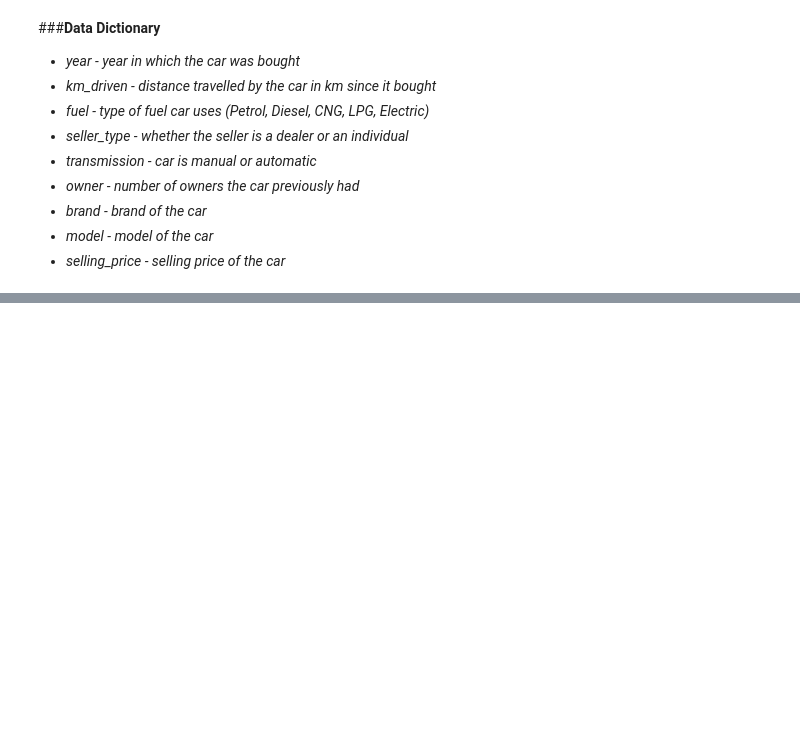
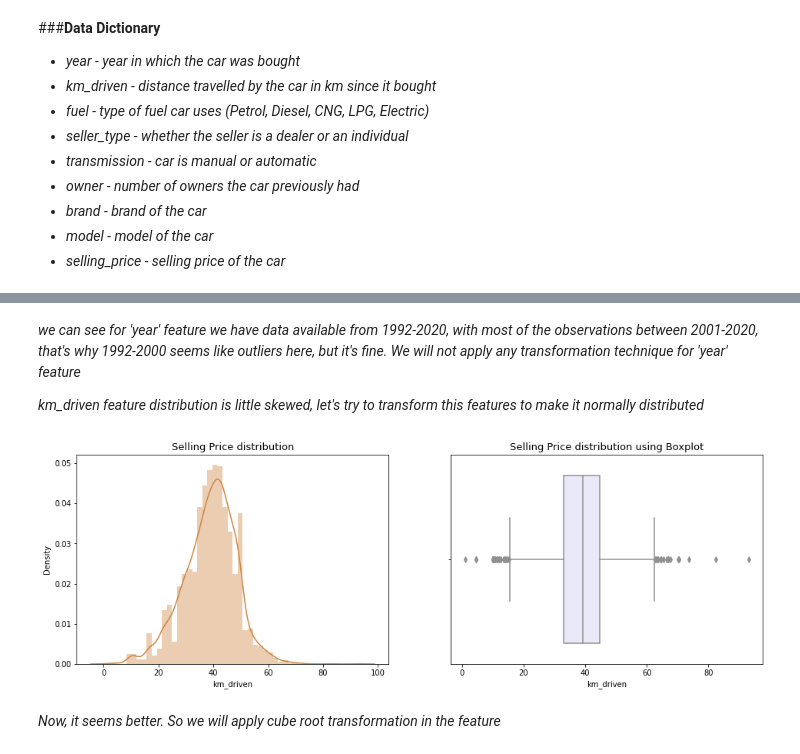
Before and after one commit to kiran9615/Linear-Regression-Model-Car-Dekho-, a Jupyter notebook: Linear_Regression_(Car_Dekho).ipynb, the cells around one changed output, grey strips where cells are left out. Saved outputs shown, nothing was run; the diff lists cells and outputs as text; code cells hidden in the pictures; blank space fills up the shorter version.

```diff
--- a/Linear_Regression_(Car_Dekho).ipynb
+++ b/Linear_Regression_(Car_Dekho).ipynb
@@ -135,0 +196,17 @@ memory usage: 279.5+ KB
+# %% [markdown]
+*we can see for 'year' feature we have data available from 1992-2020, with most of the observations between 2001-2020, that's why 1992-2000 seems like outliers here, but it's fine. We will not apply any transformation technique for 'year' feature*
+
+*km_driven feature distribution is little skewed, let's try to transform this features to make it normally distributed*
+# %%
+#applying cube root transformation to check if it works or not
+fig,axes= plt.subplots(1,2,figsize=(16,5))
+#distribution plot for selling_price after cube root transformation
+sns.distplot(np.cbrt(cardekho_cardetails_data['km_driven']),ax=axes[0],color='peru')   #distplot
+axes[0].set_title('Selling Price distribution',fontsize=13)   #to give title
+sns.boxplot(np.cbrt(cardekho_cardetails_data['km_driven']),ax=axes[1],color='lavender')   #boxplot
+axes[1].set_title('Selling Price distribution using Boxplot',fontsize=13)
+plt.show()
+# %% [output]
+[figure, added]
+# %% [markdown]
+*Now, it seems better. So we will apply cube root transformation in the feature*
```
Also changed, not shown: parts of 23 cells of this notebook.
